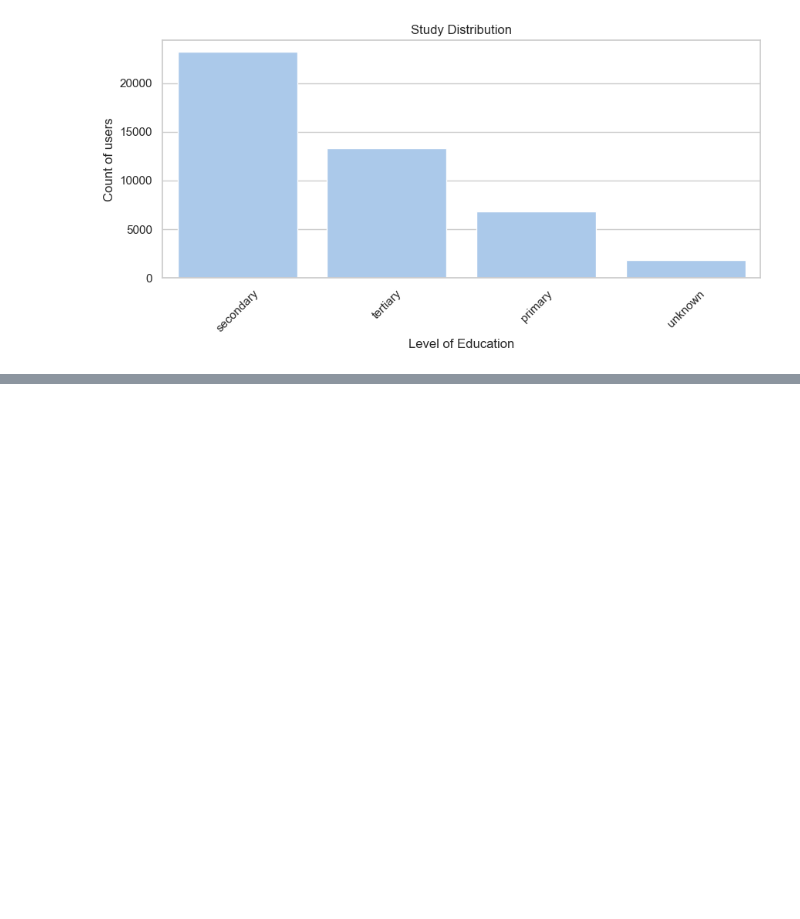
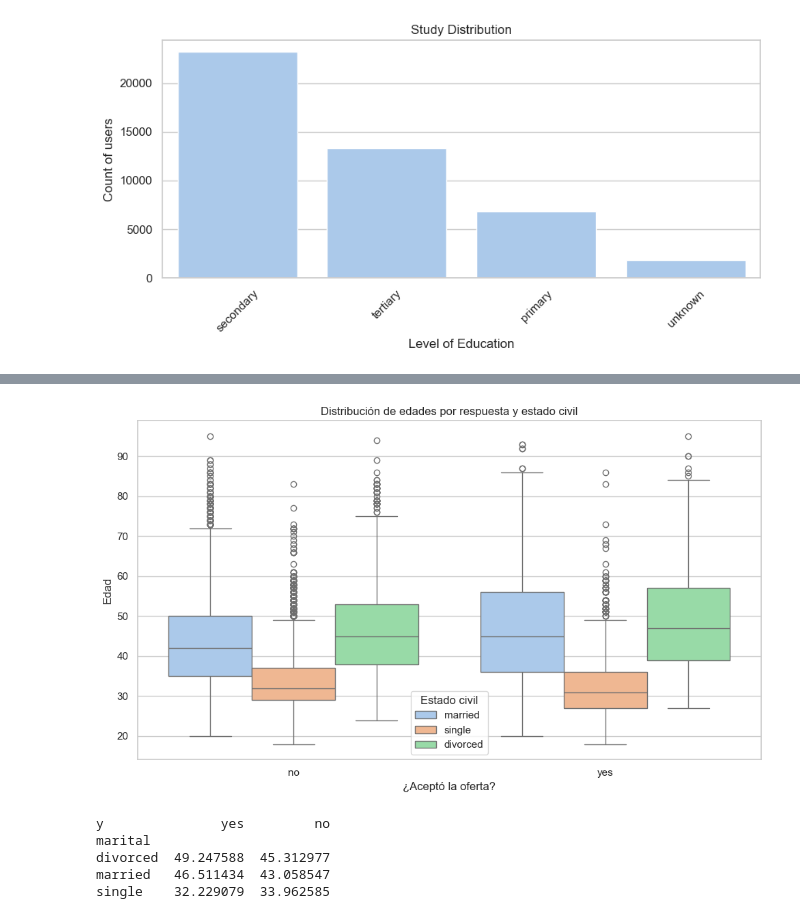
Before and after one commit to Ogomez07/Proyecto-Abril, a Jupyter notebook: proyecto.ipynb, the cells around one changed output, grey strips where cells are left out. Drawn from its saved outputs; the diff is of its cells as text; code cells hidden in the pictures; blank space fills up the shorter version.

```diff
--- a/proyecto.ipynb
+++ b/proyecto.ipynb
@@ -184,0 +296,22 @@ plt.show
+# %%
+plt.figure(figsize=(10, 6))
+sns.boxplot(data=df, x='y', y='age', hue='marital', palette='pastel')
+plt.title('Distribución de edades por respuesta y estado civil')
+plt.xlabel('¿Aceptó la oferta?')
+plt.ylabel('Edad')
+plt.legend(title='Estado civil')
+plt.tight_layout()
+plt.show()
+# %% [output]
+[figure, added]
+# %%
+# calculate the average age of acceptance and rejection
+df_age_mean = df.groupby(['marital', 'y'])['age'].mean().unstack()
+df_age_mean = df_age_mean[['yes', 'no']] # me da tok que salga el no primero
+print(df_age_mean)
+# %% [output]
+y               yes         no
+marital
+divorced  49.247588  45.312977
+married   46.511434  43.058547
+single    32.229079  33.962585
```
Also changed, not shown: parts of 14 cells of this notebook.
